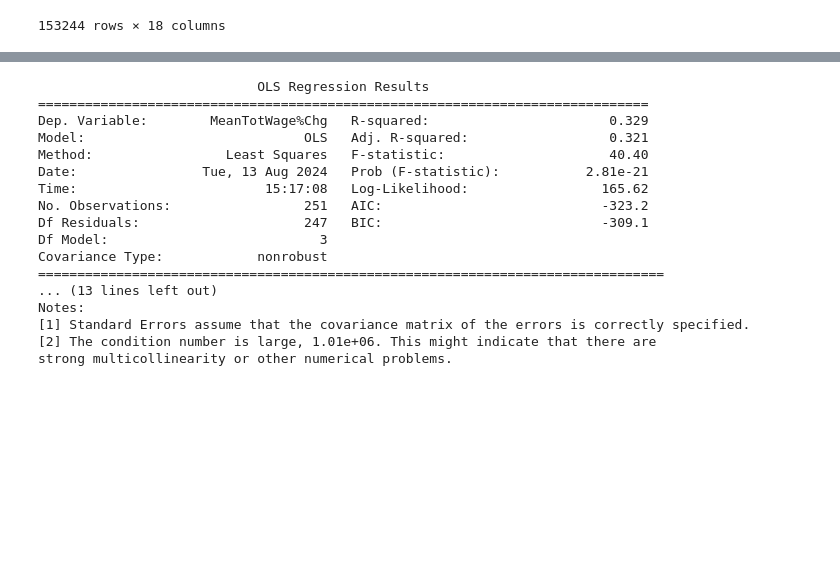
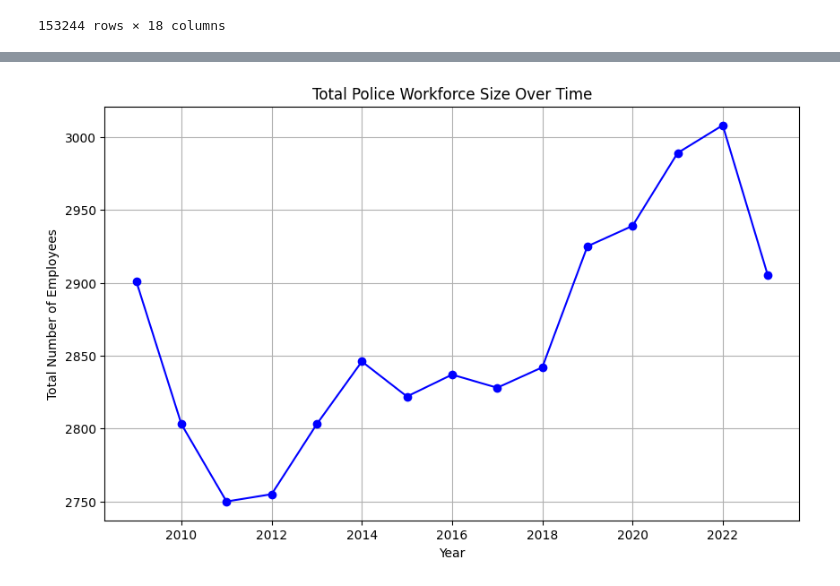
Before and after one commit to BrianLiu1319/San-Diego-County-Quid-Pro-Quo-Wage-Analysis, a Jupyter notebook: WageVsVacancies.ipynb, the cells around one changed output, grey strips where cells are left out. Cells and saved outputs as stored; diff of their text form; code cells hidden in the pictures; blank space fills up the shorter version.

Commit message:
Analysis of Wage & Vacancies

```diff
--- a/WageVsVacancies.ipynb
+++ b/WageVsVacancies.ipynb
@@ -205,47 +204,15 @@ plot_wage_timeseries(grouped_filtered_df, position=position, filter = None, save
 # %%
-import pandas as pd
-import statsmodels.api as sm
+# Calculate the total number of employees for each year
+total_workforce_new = grouped_filtered_df.groupby('Year')['NumEmpls'].sum()
 
-# Convert 'City' to numeric codes if necessary
-grouped_filtered_df['City'] = grouped_filtered_df['City'].astype('category').cat.codes
-grouped_filtered_df['Year'] = pd.to_numeric(grouped_filtered_df['Year'])
-
-# Create a lagged variable for NumEmpls%Chg by shifting it by 1 year within each city
-#grouped_filtered_df['MeanTotWage%Chg_Lagged'] = grouped_filtered_df.groupby('City')['NumEmpls%Chg'].shift(1)
-
-# Define the dependent variable
-y = pd.to_numeric(grouped_filtered_df['MeanTotWage%Chg'], errors='coerce')
-
-# Define the independent variables, including the lagged NumEmpls%Chg
-X = grouped_filtered_df[['City', 'Year', 'NumEmpls%Chg']]
-
-# Add a constant term to the independent variables
-X = sm.add_constant(X)
-
-# Drop missing values that resulted from the lagging operation
-X = X.dropna()
-y = y[X.index]
-
-# Fit the OLS regression model
-model = sm.OLS(y, X).fit()
-
-# Print the regression results
-print(model.summary())
+# Plot the time-series of total workforce size
+plt.figure(figsize=(10, 6))
+plt.plot(total_workforce_new.index, total_workforce_new.values, marker='o', linestyle='-', color='b')
+plt.title(f'Total {position} Workforce Size Over Time')
+plt.xlabel('Year')
+plt.ylabel('Total Number of Employees')
+plt.grid(True)
+plt.savefig(f"C:/Users\Ericm\PycharmProjects\wageData\.venv\Scripts/{position}NumEmployeesViz.pdf")
+plt.show()
 # %% [output]
-                            OLS Regression Results
-==============================================================================
-Dep. Variable:        MeanTotWage%Chg   R-squared:                       0.329
-Model:                            OLS   Adj. R-squared:                  0.321
-Method:                 Least Squares   F-statistic:                     40.40
-Date:                Tue, 13 Aug 2024   Prob (F-statistic):           2.81e-21
-Time:                        15:17:08   Log-Likelihood:                 165.62
-No. Observations:                 251   AIC:                            -323.2
-Df Residuals:                     247   BIC:                            -309.1
-Df Model:                           3
-Covariance Type:            nonrobust
-================================================================================
-... (13 lines left out)
-Notes:
-[1] Standard Errors assume that the covariance matrix of the errors is correctly specified.
-[2] The condition number is large, 1.01e+06. This might indicate that there are
-strong multicollinearity or other numerical problems.
+[figure, added]
```
Also changed, not shown: parts of 6 cells of this notebook.
